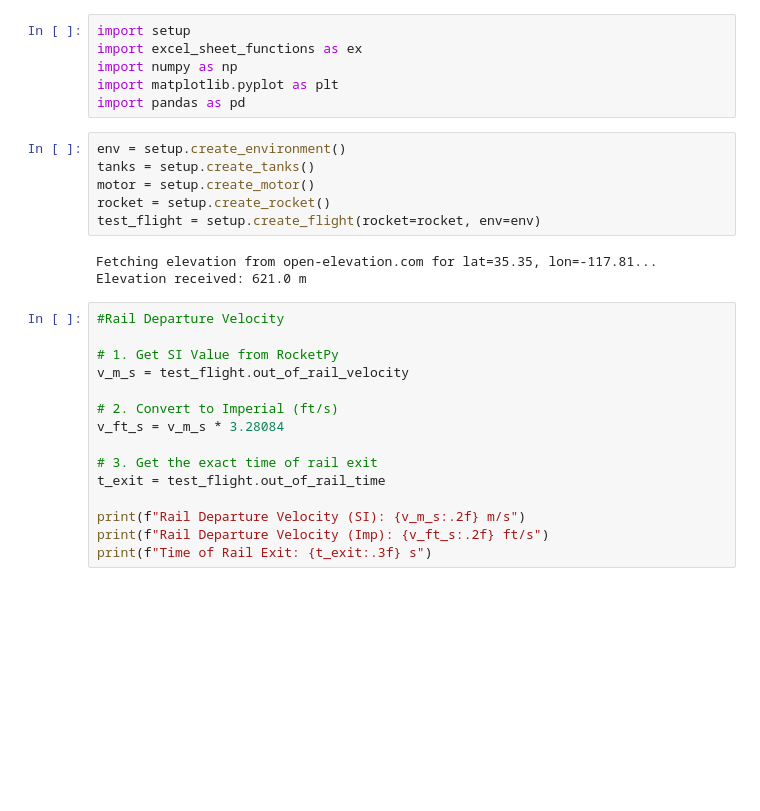
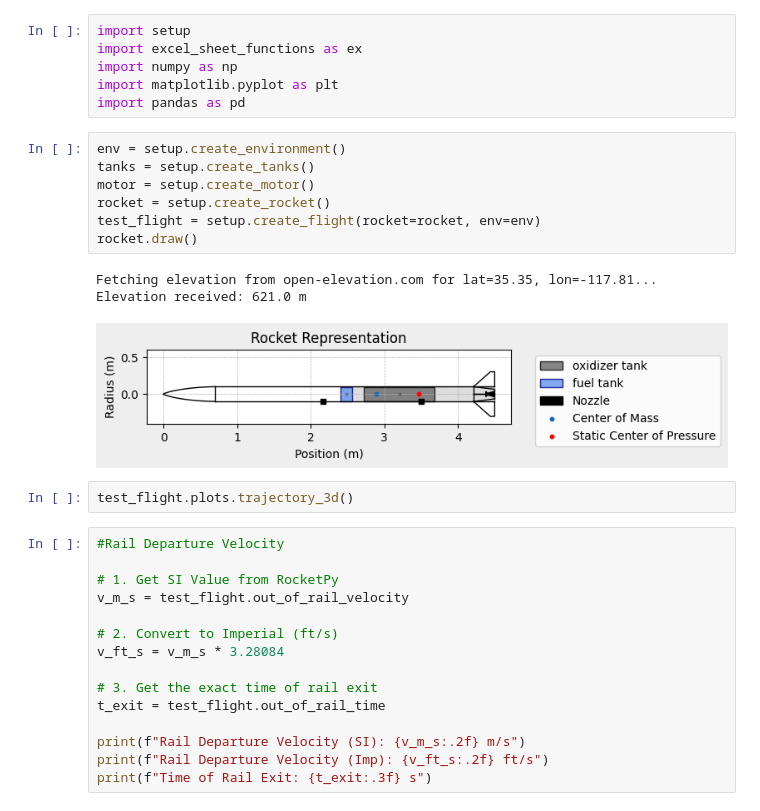
Before and after one commit to Husaria55/simulations, a Jupyter notebook: notebook_for_excel_sheet.ipynb, the cells around one changed output. Drawn from its saved outputs; the diff is of its cells as text; blank space fills up the shorter version.

```diff
--- a/notebook_for_excel_sheet.ipynb
+++ b/notebook_for_excel_sheet.ipynb
@@ -7,12 +7,16 @@ import pandas as pd
 # %%
 env = setup.create_environment()
 tanks = setup.create_tanks()
 motor = setup.create_motor()
 rocket = setup.create_rocket()
 test_flight = setup.create_flight(rocket=rocket, env=env)
+rocket.draw()
 # %% [output]
 Fetching elevation from open-elevation.com for lat=35.35, lon=-117.81...
 Elevation received: 621.0 m
+[figure, added]
+# %%
+test_flight.plots.trajectory_3d()
 # %%
 #Rail Departure Velocity
 
```
Also changed, not shown: parts of 11 cells of this notebook, 9 other files.
